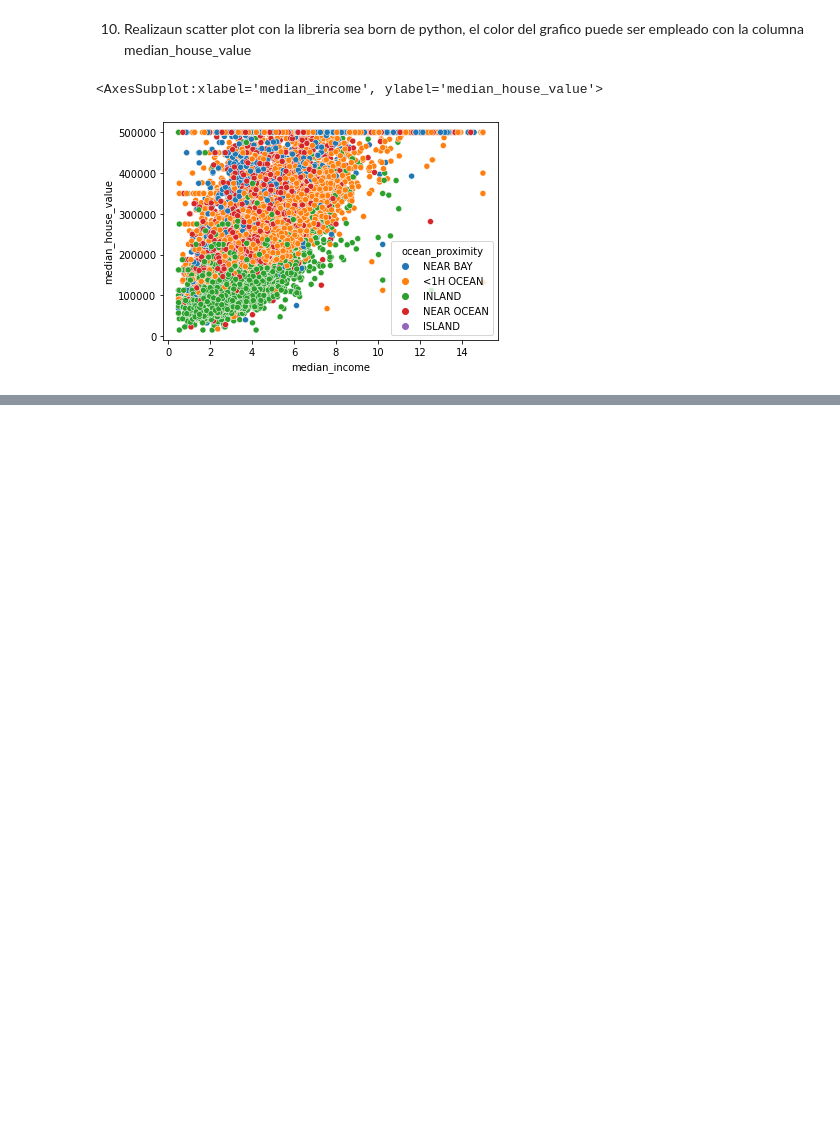
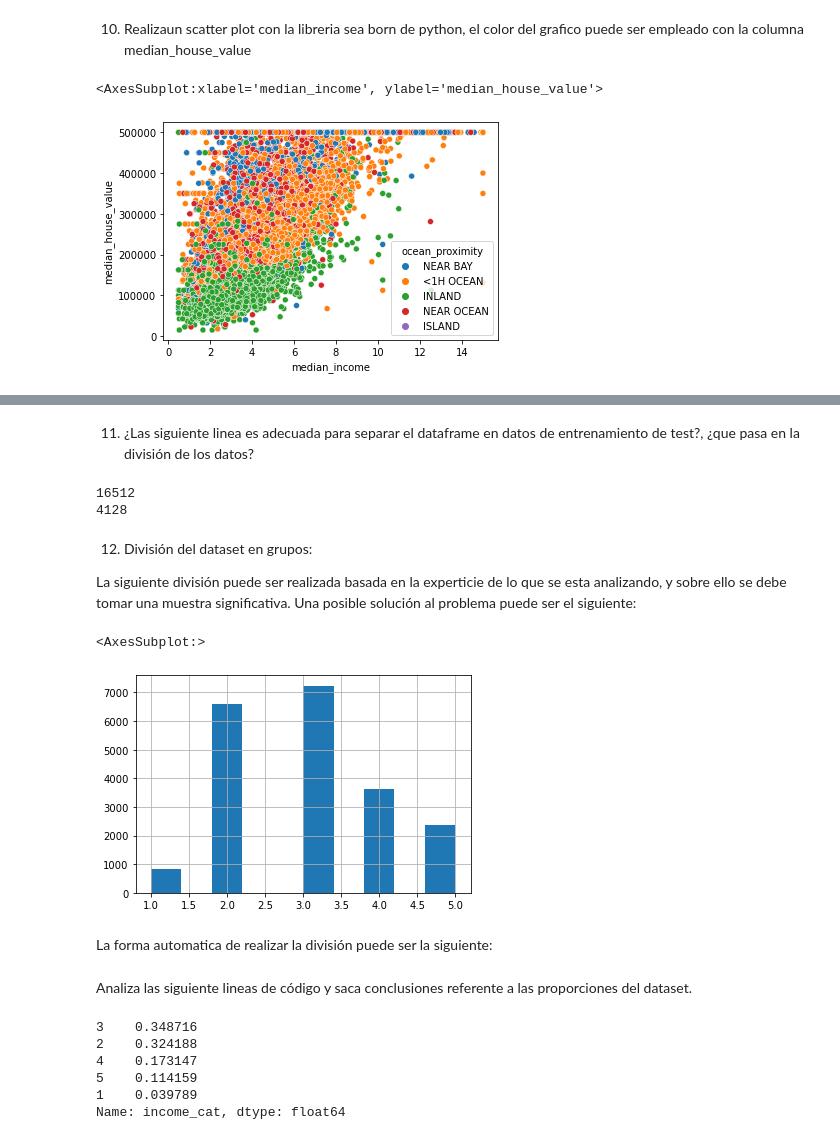
Before and after one commit to vaskiax/002_EstudiantesAprendizajeEstadistico, a Jupyter notebook: semestre2024-2/Estudiantes/Vergel_27/Laboratorio_05_ABC_Modelo_v1.ipynb, the cells around one changed output, grey strips where cells are left out. Saved outputs shown, nothing was run; the diff lists cells and outputs as text; code cells hidden in the pictures; blank space fills up the shorter version.

```diff
--- a/semestre2024-2/Estudiantes/Vergel_27/Laboratorio_05_ABC_Modelo_v1.ipynb
+++ b/semestre2024-2/Estudiantes/Vergel_27/Laboratorio_05_ABC_Modelo_v1.ipynb
@@ -512,0 +312,34 @@ housing_prepared = pd.DataFrame(X, columns = housing_scale.columns)
+# %% [markdown]
+11. ¿Las siguiente linea es adecuada para separar el dataframe en datos de entrenamiento de test?, ¿que pasa en la división de los datos?
+# %%
+from sklearn.model_selection import train_test_split
+
+# ¿Es significativa la muestra que se esta considerando?
+train_set, test_set \
+  = train_test_split(df, test_size = 0.2, random_state = 42)
+
+print(len(train_set))
+print(len(test_set))
+# %% [output]
+16512
+4128
+# %% [markdown]
+
+
+
+12. División del dataset en grupos:
+
+
+La siguiente división puede ser realizada  basada en la experticie de lo que se esta analizando, y sobre ello se debe tomar una muestra significativa. Una posible solución al problema puede ser el siguiente:
+# %%
+df["income_cat"] = pd.cut(df["median_income"],
+                               bins=[0., 1.5, 3.0, 4.5, 6., np.inf],
+                               labels=[1, 2, 3, 4, 5])
+
+
+df.income_cat.hist()
+# %% [output]
+<AxesSubplot:>
+[figure, added]
+# %% [markdown]
+La forma automatica de realizar la división puede ser la siguiente:
@@ -512,0 +354,21 @@ housing_prepared = pd.DataFrame(X, columns = housing_scale.columns)
+# %% [markdown]
+Analiza las siguiente lineas de código y saca conclusiones referente a las proporciones del dataset.
+# %%
+df["income_cat"].value_counts() / len(df)
+
+strat_train_set["income_cat"].value_counts() / len(strat_train_set)
+
+strat_test_set["income_cat"].value_counts() / len(strat_test_set)
+
+
+train_set, test_set \
+  = train_test_split(df, test_size = 0.2, random_state = 7)
+
+train_set["income_cat"].value_counts() / len(train_set)
+# %% [output]
+3    0.348716
+2    0.324188
+4    0.173147
+5    0.114159
+1    0.039789
+Name: income_cat, dtype: float64
```
Also changed, not shown: parts of 20 cells of this notebook, 1 other file.
